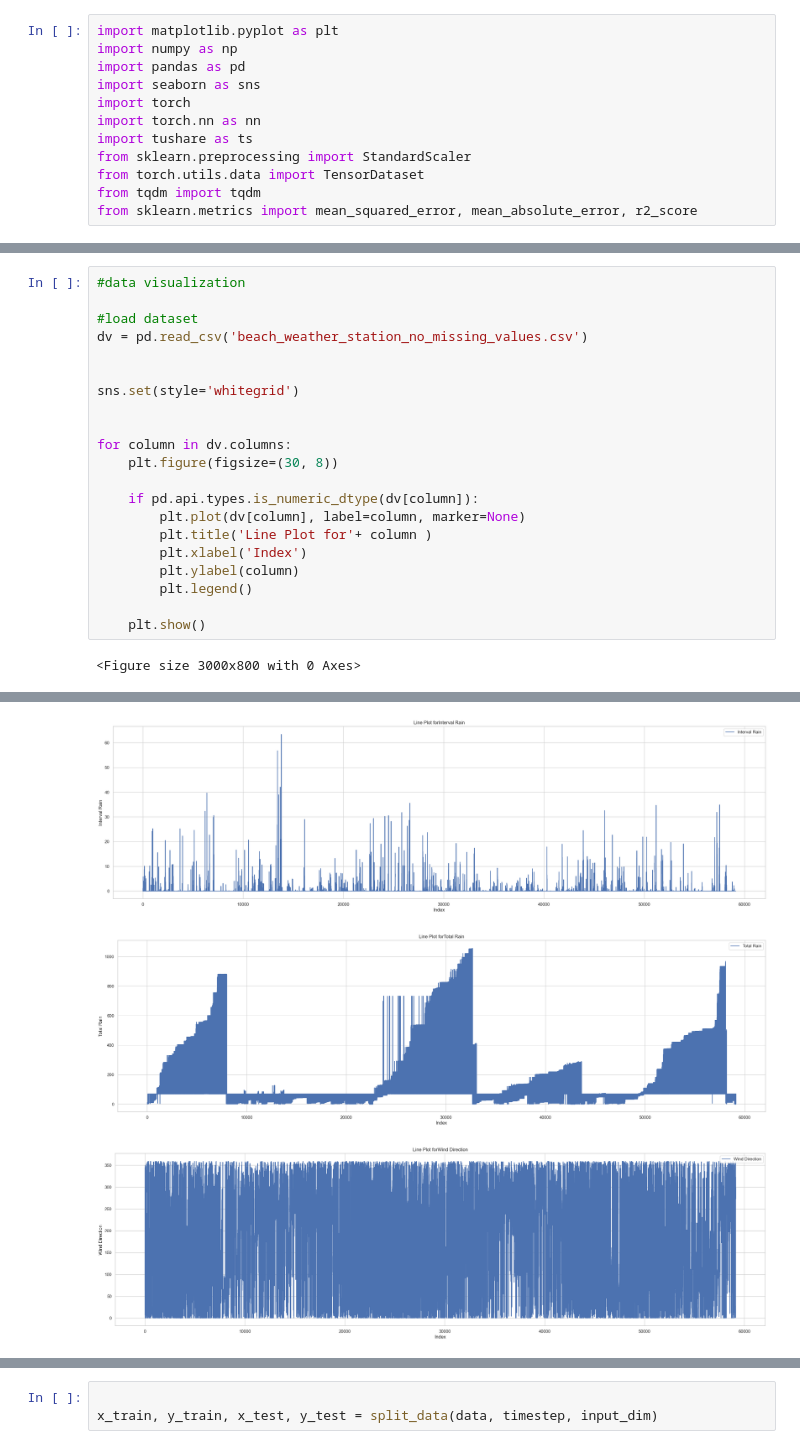
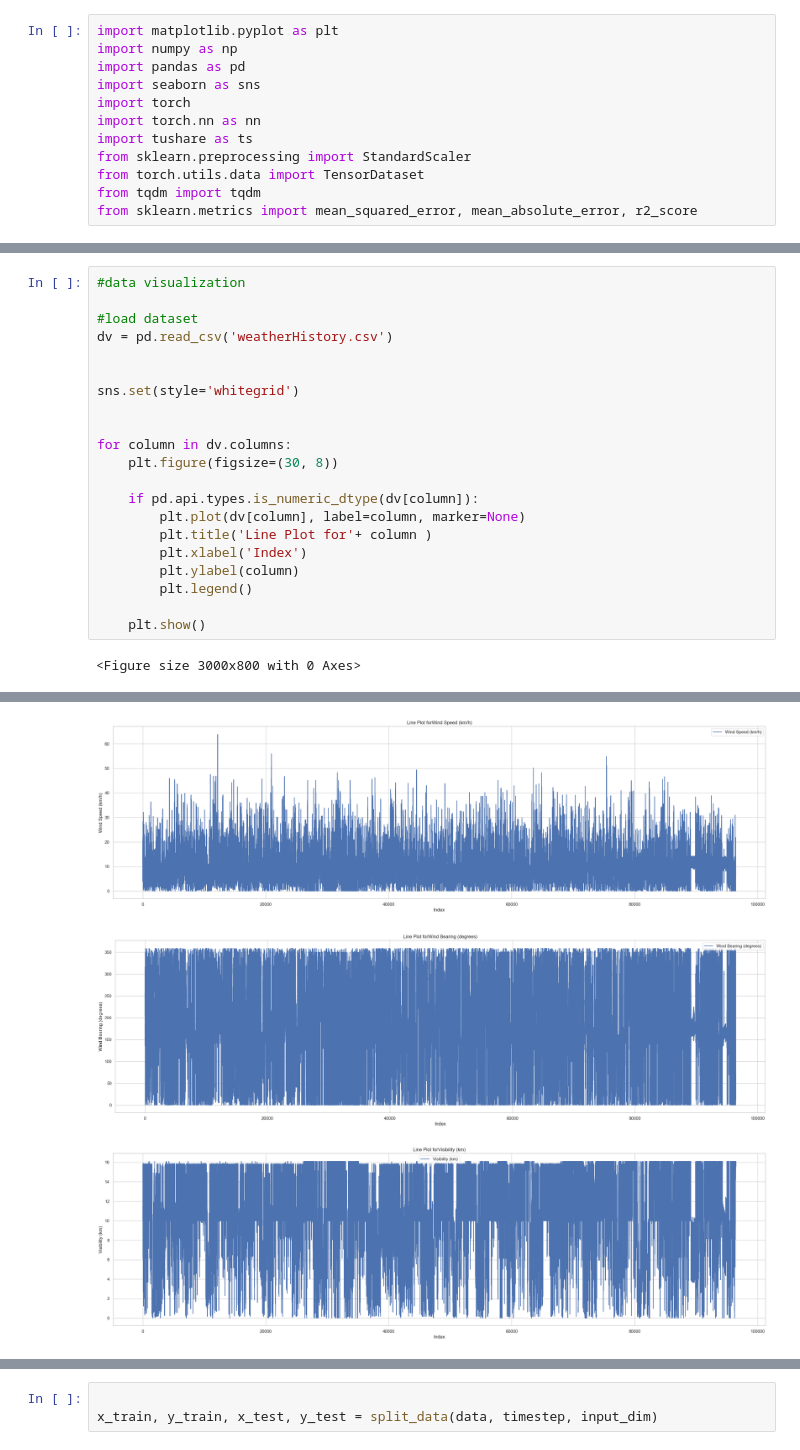
Before and after one commit to achyutjagini/IOT-project-weather-data-GUI, a Jupyter notebook: GRU/GRU model.ipynb, the cells around one changed output, grey strips where cells are left out. Cells and saved outputs as stored; diff of their text form.

```diff
--- a/GRU/GRU model.ipynb
+++ b/GRU/GRU model.ipynb
@@ -26,7 +26,7 @@ save_path = './{}.pth'.format(model_name)
 #data visualization
 
 #load dataset
-dv = pd.read_csv('beach_weather_station_no_missing_values.csv')
+dv = pd.read_csv('weatherHistory.csv')
 
 
 sns.set(style='whitegrid')
@@ -51,3 +51,3 @@ for column in dv.columns:
-[figure, old version]
+[figure, new version]
-[figure, old version]
+[figure, new version]
-[figure, old version]
+[figure, new version]
```
Also changed, not shown: parts of 5 cells of this notebook.
